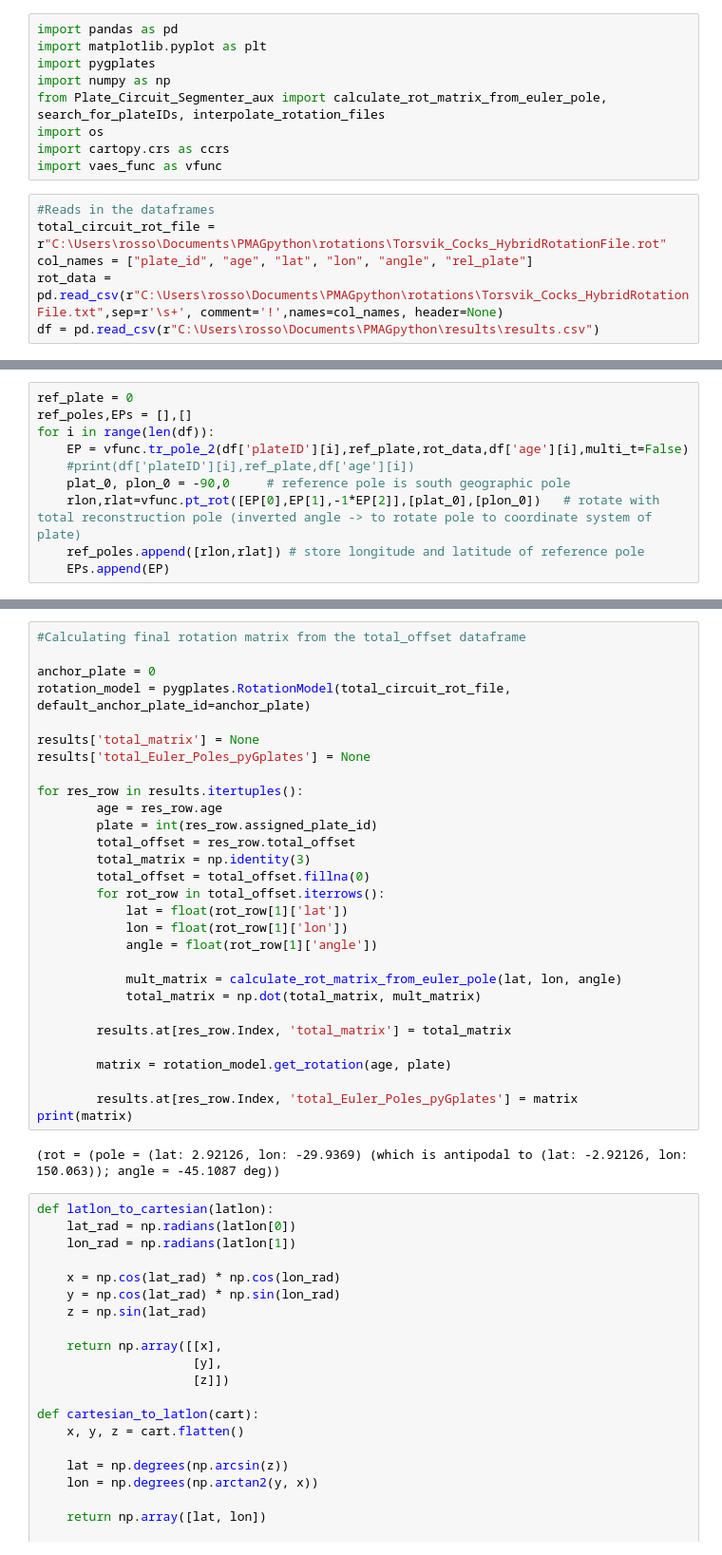
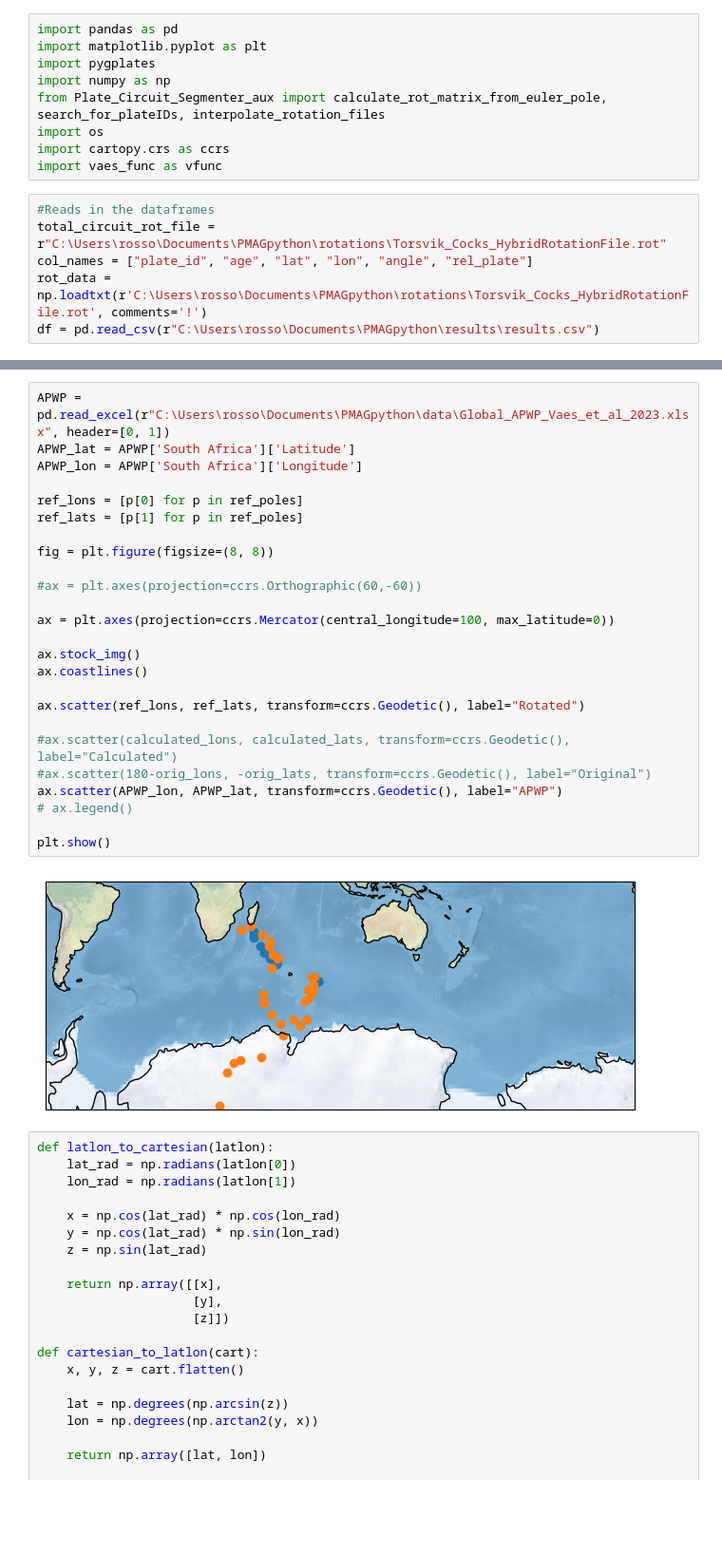
Before and after one commit to SeveralLargeRocks/PMAGpythonRotation, a Jupyter notebook: plate_circuit_analysis/Plate_Circuit_Segmenter_With_Bram_Code.ipynb, the cells around one changed output, grey strips where cells are left out. Shown at 95% size. Cells and saved outputs as stored; diff of their text form; blank space fills up the shorter version.

```diff
--- a/plate_circuit_analysis/Plate_Circuit_Segmenter_With_Bram_Code.ipynb
+++ b/plate_circuit_analysis/Plate_Circuit_Segmenter_With_Bram_Code.ipynb
@@ -11,5 +11,5 @@ import vaes_func as vfunc
 #Reads in the dataframes
 total_circuit_rot_file = r"C:\Users\rosso\Documents\PMAGpython\rotations\Torsvik_Cocks_HybridRotationFile.rot"
 col_names = ["plate_id", "age", "lat", "lon", "angle", "rel_plate"]
-rot_data = pd.read_csv(r"C:\Users\rosso\Documents\PMAGpython\rotations\Torsvik_Cocks_HybridRotationFile.txt",sep=r'\s+', comment='!',names=col_names, header=None)
+rot_data = np.loadtxt(r'C:\Users\rosso\Documents\PMAGpython\rotations\Torsvik_Cocks_HybridRotationFile.rot', comments='!')
 df = pd.read_csv(r"C:\Users\rosso\Documents\PMAGpython\results\results.csv")
@@ -29,10 +88,0 @@ Done.
-# %%
-ref_plate = 0
-ref_poles,EPs = [],[]
-for i in range(len(df)):
-    EP = vfunc.tr_pole_2(df['plateID'][i],ref_plate,rot_data,df['age'][i],multi_t=False)
-    #print(df['plateID'][i],ref_plate,df['age'][i])
-    plat_0, plon_0 = -90,0     # reference pole is south geographic pole
-    rlon,rlat=vfunc.pt_rot([EP[0],EP[1],-1*EP[2]],[plat_0],[plon_0])   # rotate with total reconstruction pole (inverted angle -> to rotate pole to coordinate system of plate)
-    ref_poles.append([rlon,rlat]) # store longitude and latitude of reference pole
-    EPs.append(EP)
@@ -182,34 +89,30 @@ print(total_offset)
-# %%
-#Calculating final rotation matrix from the total_offset dataframe
-
-anchor_plate = 0
-rotation_model = pygplates.RotationModel(total_circuit_rot_file, default_anchor_plate_id=anchor_plate)
-
-results['total_matrix'] = None
-results['total_Euler_Poles_pyGplates'] = None
-
-for res_row in results.itertuples():
-        age = res_row.age
-        plate = int(res_row.assigned_plate_id)
-        total_offset = res_row.total_offset
-        total_matrix = np.identity(3)
-        total_offset = total_offset.fillna(0)
-        for rot_row in total_offset.iterrows():
-            lat = float(rot_row[1]['lat'])
-            lon = float(rot_row[1]['lon'])
-            angle = float(rot_row[1]['angle'])
-
-            mult_matrix = calculate_rot_matrix_from_euler_pole(lat, lon, angle)
-            total_matrix = np.dot(total_matrix, mult_matrix)
-
-        results.at[res_row.Index, 'total_matrix'] = total_matrix
-
-        matrix = rotation_model.get_rotation(age, plate)
-
-        results.at[res_row.Index, 'total_Euler_Poles_pyGplates'] = matrix
-print(matrix)
-# %% [output]
-(rot = (pole = (lat: 2.92126, lon: -29.9369) (which is antipodal to (lat: -2.92126, lon: 150.063)); angle = -45.1087 deg))
+# %%
+APWP = pd.read_excel(r"C:\Users\rosso\Documents\PMAGpython\data\Global_APWP_Vaes_et_al_2023.xlsx", header=[0, 1])
+APWP_lat = APWP['South Africa']['Latitude']
+APWP_lon = APWP['South Africa']['Longitude']
+
+ref_lons = [p[0] for p in ref_poles]
+ref_lats = [p[1] for p in ref_poles]
+
+fig = plt.figure(figsize=(8, 8))
+
+#ax = plt.axes(projection=ccrs.Orthographic(60,-60))
+
+ax = plt.axes(projection=ccrs.Mercator(central_longitude=100, max_latitude=0))
+
+ax.stock_img()
+ax.coastlines()
+
+ax.scatter(ref_lons, ref_lats, transform=ccrs.Geodetic(), label="Rotated")
+
+#ax.scatter(calculated_lons, calculated_lats, transform=ccrs.Geodetic(), label="Calculated")
+#ax.scatter(180-orig_lons, -orig_lats, transform=ccrs.Geodetic(), label="Original")
+ax.scatter(APWP_lon, APWP_lat, transform=ccrs.Geodetic(), label="APWP")
+# ax.legend()
+
+plt.show()
+# %% [output]
+[figure, added]
 # %%
 def latlon_to_cartesian(latlon):
     lat_rad = np.radians(latlon[0])
```
Also changed, not shown: parts of 6 cells of this notebook.
